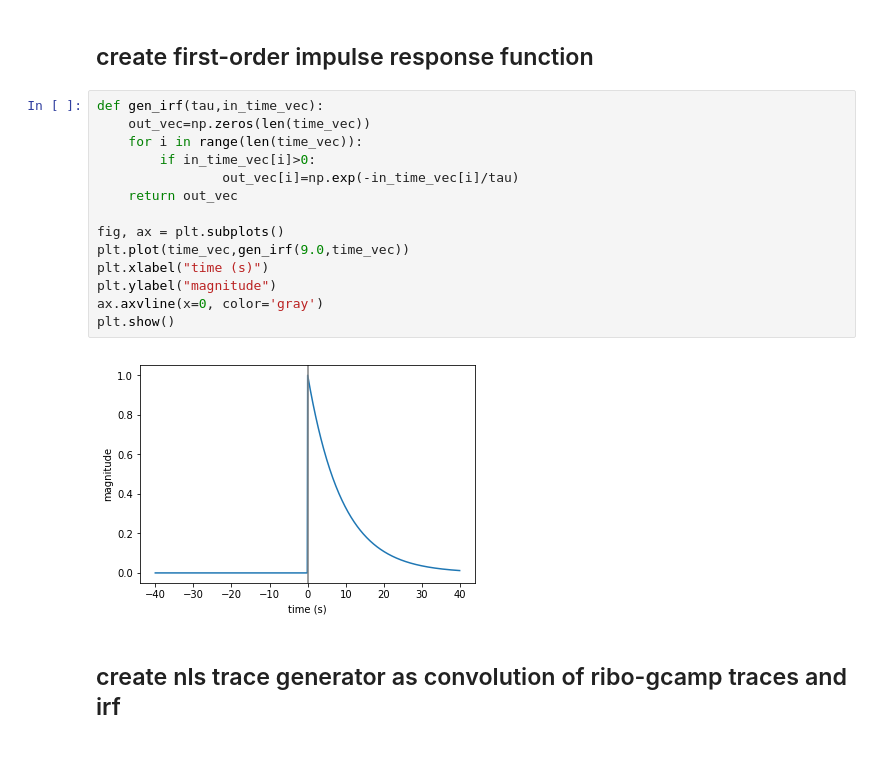
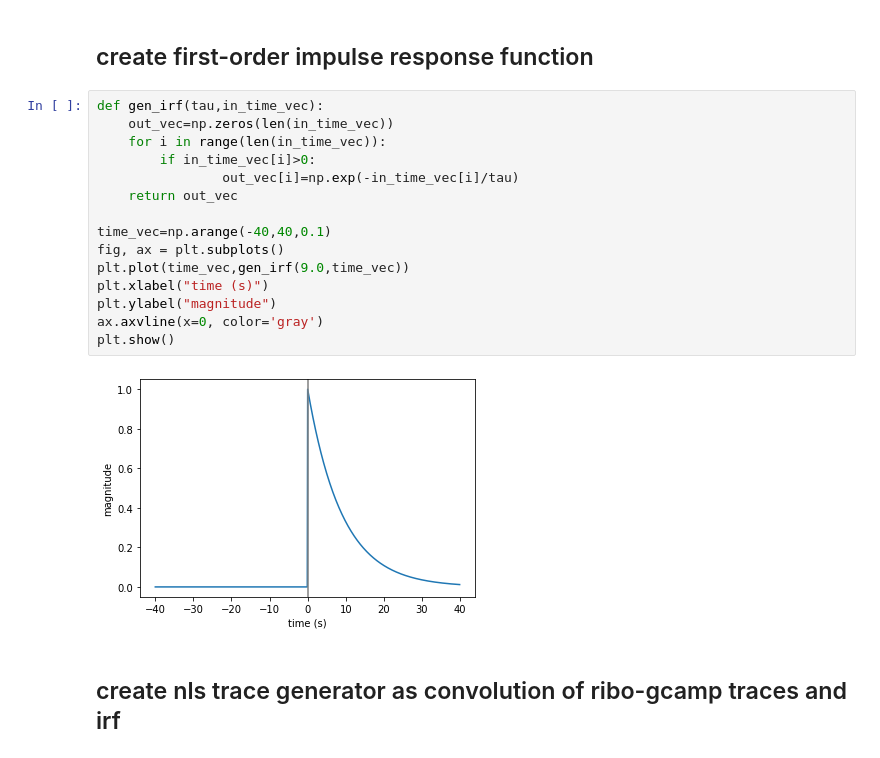
Before and after one commit to focolab/ribo-gcamp, a Jupyter notebook: ribo-gcamp.ipynb, the cells around one changed output. Cells and saved outputs as stored; diff of their text form.

```diff
--- a/ribo-gcamp.ipynb
+++ b/ribo-gcamp.ipynb
@@ -34,20 +148,21 @@ plt.show()
 ## create first-order impulse response function
 # %%
 def gen_irf(tau,in_time_vec):
-    out_vec=np.zeros(len(time_vec))
-    for i in range(len(time_vec)):
+    out_vec=np.zeros(len(in_time_vec))
+    for i in range(len(in_time_vec)):
         if in_time_vec[i]>0:
                 out_vec[i]=np.exp(-in_time_vec[i]/tau)
     return out_vec
 
+time_vec=np.arange(-40,40,0.1)
 fig, ax = plt.subplots()
 plt.plot(time_vec,gen_irf(9.0,time_vec))
 plt.xlabel("time (s)")
 plt.ylabel("magnitude")
 ax.axvline(x=0, color='gray')
 plt.show()
 # %% [output]
-[figure, old version]
+[figure, new version]
 # %% [markdown]
 ## create nls trace generator as convolution of ribo-gcamp traces and irf
 # %%
```
Also changed, not shown: parts of 34 cells of this notebook, 1 other file.
